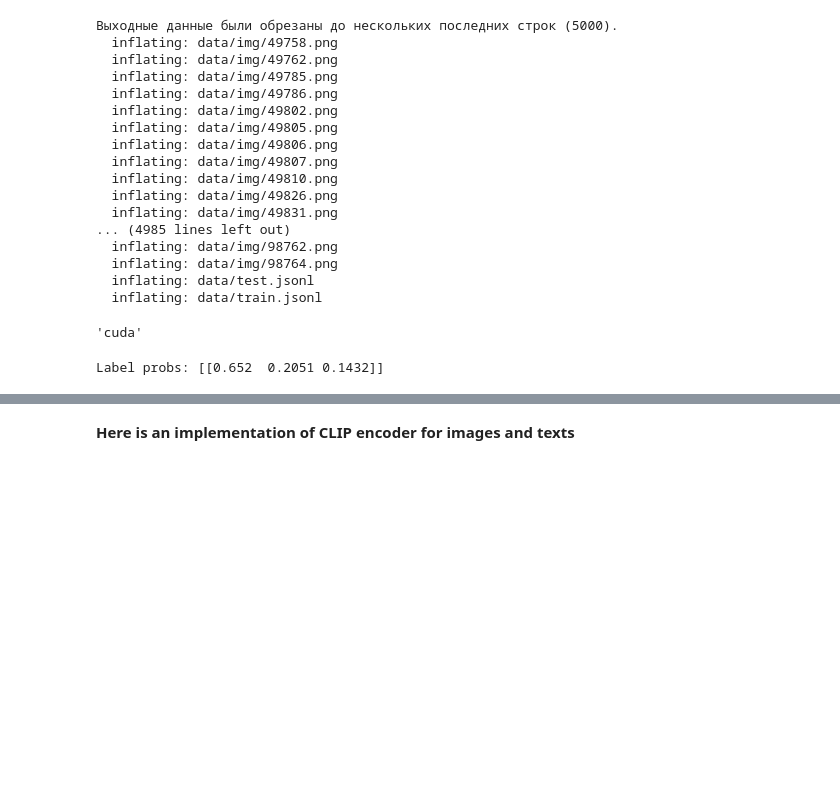
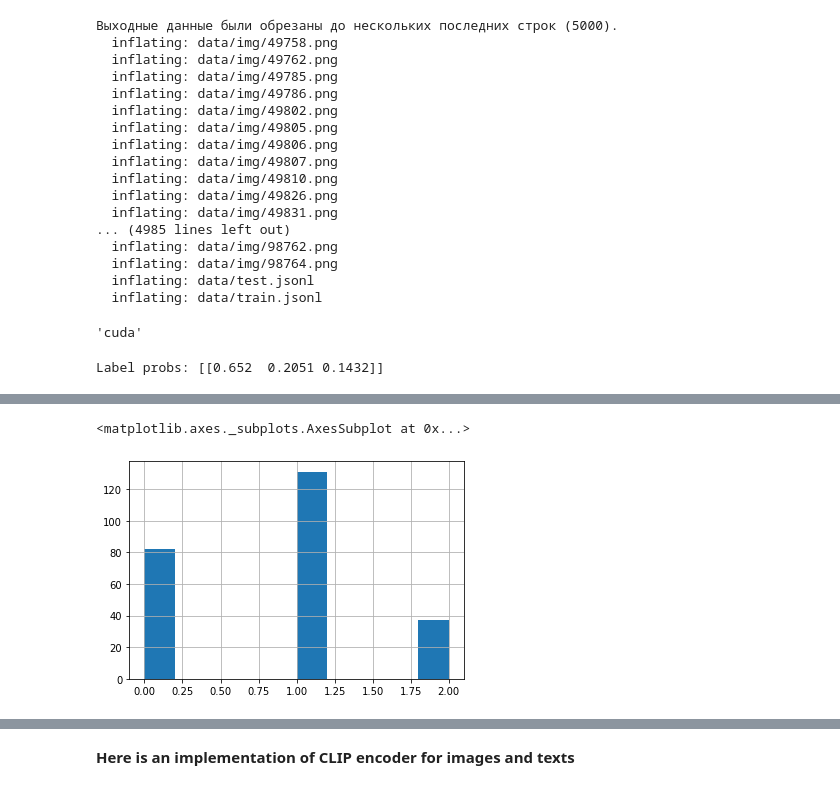
Before and after one commit to MADE-graduation-projects/comparing_text_encoders, a Jupyter notebook: comparing_text_encoders.ipynb, the cells around one changed output, grey strips where cells are left out. Drawn from its saved outputs; the diff is of its cells as text; code cells hidden in the pictures; blank space fills up the shorter version.

```diff
--- a/comparing_text_encoders.ipynb
+++ b/comparing_text_encoders.ipynb
@@ -440,0 +581,5 @@ class NNModel(nn.Module):
+# %%
+cur_val.loc[cur_val['labels'] == 0, 'sentiments'].hist()
+# %% [output]
+<matplotlib.axes._subplots.AxesSubplot at 0x...>
+[figure, added]
```
Also changed, not shown: parts of 41 cells of this notebook, 1 other file.
